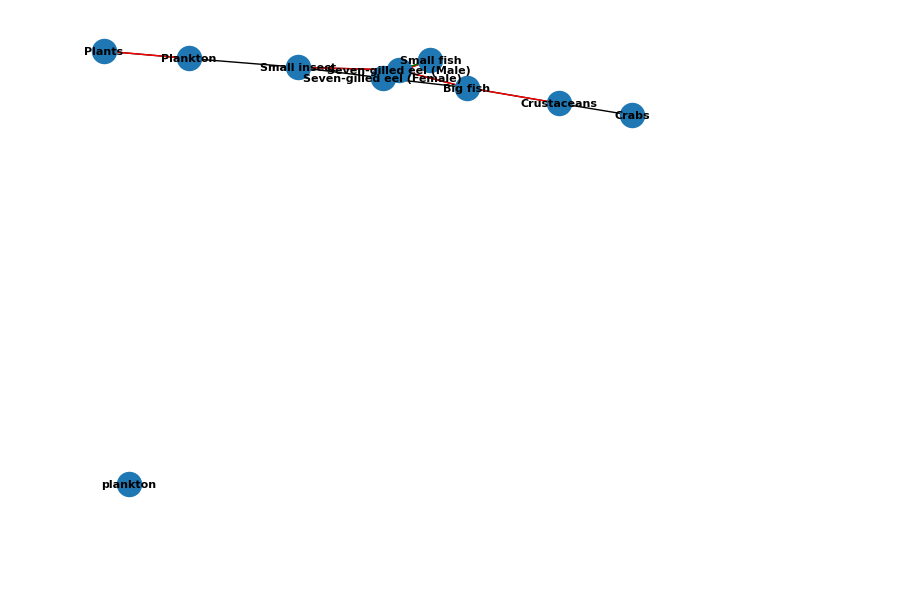
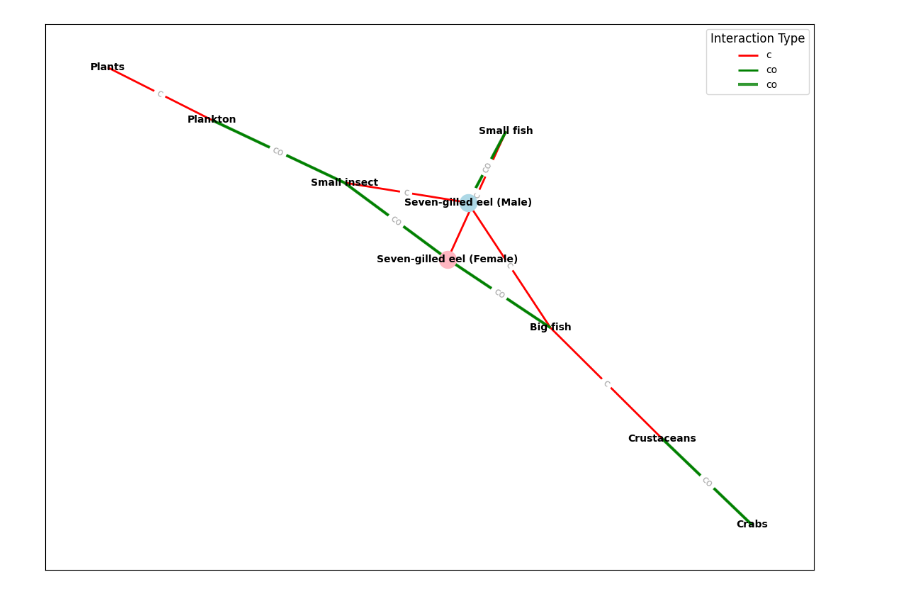
Before and after one commit to cr9294/2024-Data-insights, a Jupyter notebook: 4.new/4.4.ipynb, the cells around one changed output. Cells and saved outputs as stored; diff of their text form; code cells hidden in the pictures; blank space fills up the shorter version.

```diff
--- a/4.new/4.4.ipynb
+++ b/4.new/4.4.ipynb
@@ -15,38 +15,55 @@ G.add_nodes_from(male_eels, bipartite=0)
 G.add_nodes_from(female_eels, bipartite=1)
 G.add_nodes_from(organisms, bipartite=1)
 
 # Define edges to represent interactions with labels indicating competitor (c) or cooperation (Co)
 edges = [
     ('Seven-gilled eel (Male)', 'Big fish', {'label': 'c'}),
     ('Seven-gilled eel (Male)', 'Small insect', {'label': 'c'}),
     ('Seven-gilled eel (Male)', 'Small fish', {'label': 'co'}),
-    ('Seven-gilled eel (Female)', 'Big fish', {'label': 'Co'}),
-    ('Seven-gilled eel (Female)', 'Small insect', {'label': 'Co'}),
+    ('Seven-gilled eel (Female)', 'Big fish', {'label': 'co'}),
+    ('Seven-gilled eel (Female)', 'Small insect', {'label': 'co'}),
     ('Seven-gilled eel (Female)', 'Small fish', {'label': 'c'}),
     ('Big fish', 'Crustaceans', {'label': 'c'}),
-    ('Crustaceans', 'Crabs', {'label': 'Co'}),
-    ('Small insect', 'Plankton', {'label': 'Co'}),
+    ('Crustaceans', 'Crabs', {'label': 'co'}),
+    ('Small insect', 'Plankton', {'label': 'co'}),
     ('Plankton', 'Plants', {'label': 'c'}),
     # Add other interactions...
 ]
 
 # Add edges to the bipartite graph
 G.add_edges_from(edges)
 
 # Draw the bipartite graph with different edge colors for competition and cooperation
 pos = nx.spring_layout(G, iterations=200, seed=42)
 
 edge_colors = {'c': 'red', 'co': 'green'}
 edge_labels = {(u, v): d['label'] for u, v, d in G.edges(data=True)}
 
-nx.draw(G, pos, with_labels=True, font_size=8, font_color='black', font_weight='bold')
+# Increase figure size for better visualization
+plt.figure(figsize=(14, 10))
 
-# Draw edges with different colors based on their labels
+# Draw nodes with different colors for male and female eels
+node_colors = {'Seven-gilled eel (Male)': 'lightblue', 'Seven-gilled eel (Female)': 'lightpink'}
+for node, color in node_colors.items():
+    nx.draw_networkx_nodes(G, pos, nodelist=[node], node_color=color)
+
+# Draw edges with different colors based on their labels and add labels
 for edge, color in edge_colors.items():
     edges = [(u, v) for u, v, d in G.edges(data=True) if d['label'] == edge]
-    nx.draw_networkx_edges(G, pos, edgelist=edges, edge_color=color, label=edge_labels)
+    nx.draw_networkx_edges(G, pos, edgelist=edges, edge_color=color, label=edge, width=2)
+
+# Draw 'co' edges with increased intensity
+co_edges = [(u, v) for u, v, d in G.edges(data=True) if d['label'] == 'co']
+nx.draw_networkx_edges(G, pos, edgelist=co_edges, edge_color='green', alpha=0.8, width=3, label='co')
+
+# Draw labels for nodes and edges
+nx.draw_networkx_labels(G, pos, font_size=10, font_color='black', font_weight='bold')
+nx.draw_networkx_edge_labels(G, pos, edge_labels=edge_labels, font_color='darkgray')
+
+# Add legend
+plt.legend(title='Interaction Type', title_fontsize=12)
 
 # Display the plot
 plt.show()
 # %% [output]
-[figure, old version]
+[figure, new version]
```
Also changed, not shown: 5 other files.
